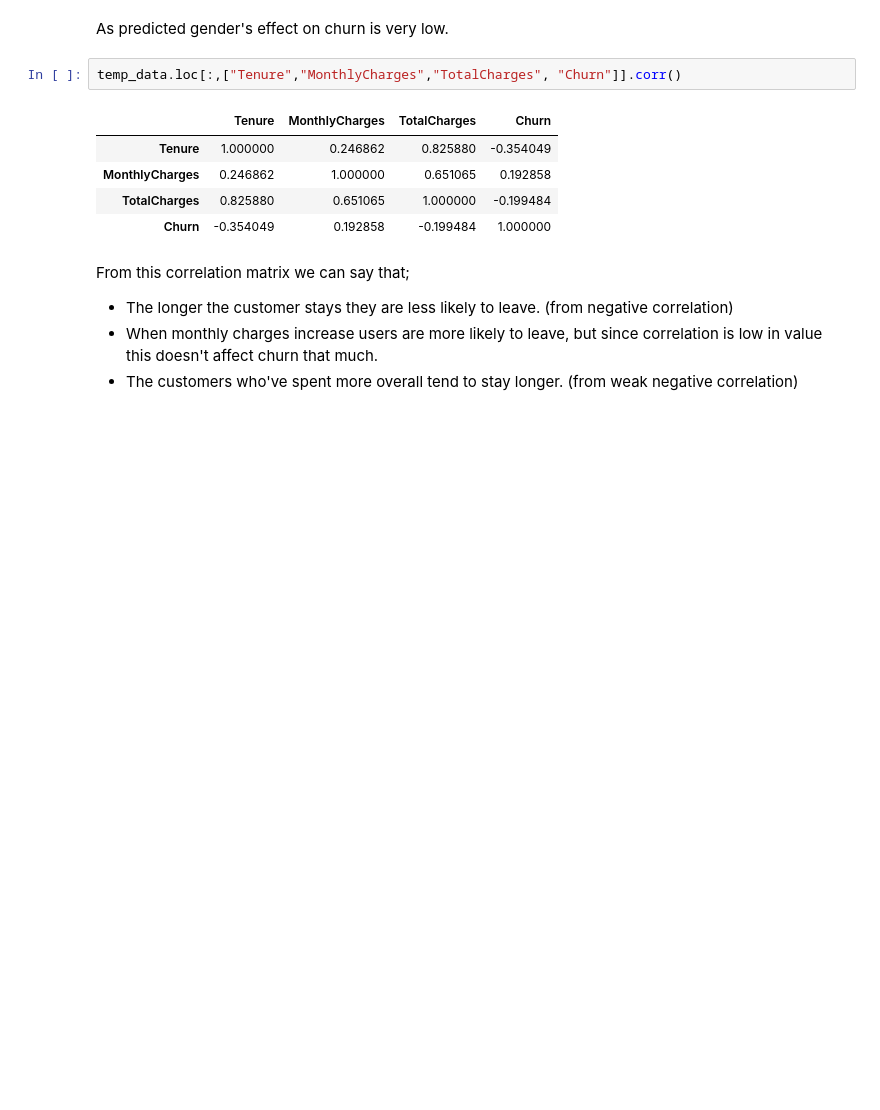
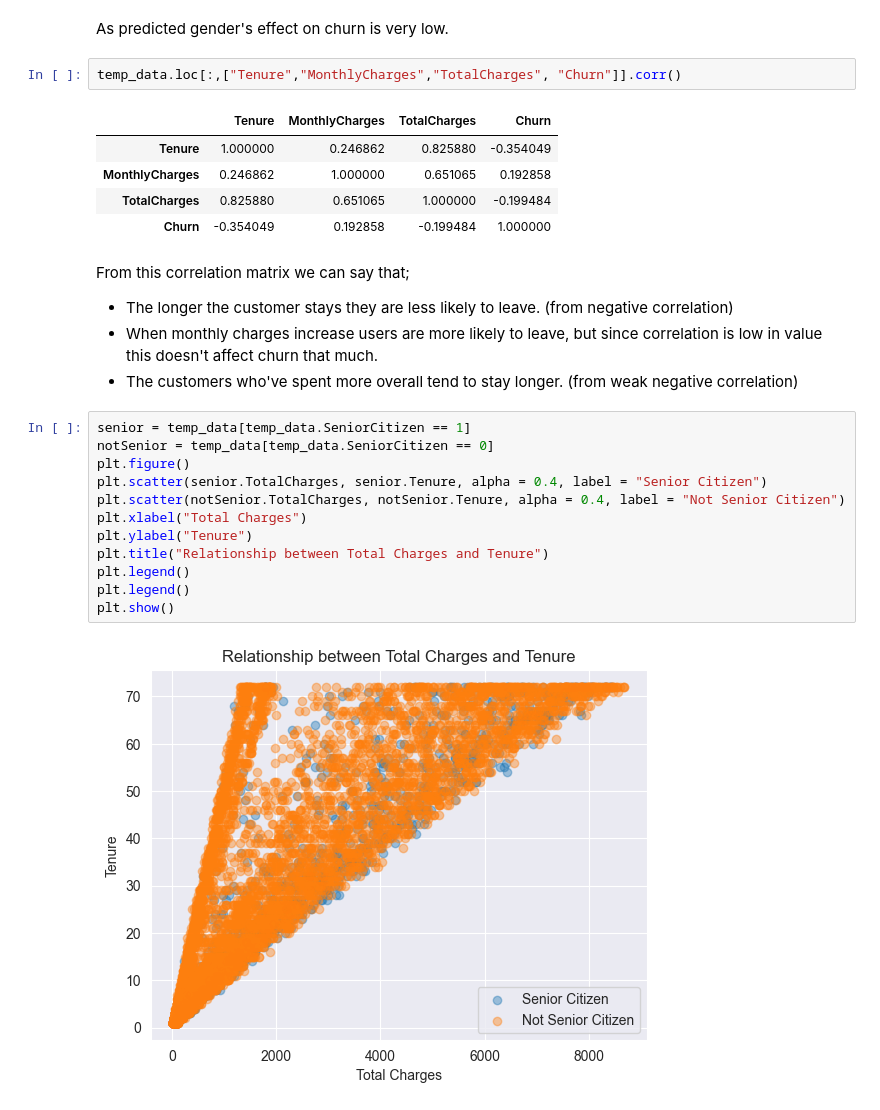
Before and after one commit to CerenSude/telco-customer-churn-analysis, a Jupyter notebook: EDA.ipynb, the cells around one changed output. Drawn from its saved outputs; the diff is of its cells as text; blank space fills up the shorter version.

```diff
--- a/EDA.ipynb
+++ b/EDA.ipynb
@@ -319,3 +319,17 @@ From this correlation matrix we can say that;
 - The longer the customer stays they are less likely to leave. (from negative correlation)
 - When monthly charges increase users are more likely to leave, but since correlation is low in value this doesn't affect churn that much.
 - The customers who've spent more overall tend to stay longer. (from weak negative correlation)
+# %%
+senior = temp_data[temp_data.SeniorCitizen == 1]
+notSenior = temp_data[temp_data.SeniorCitizen == 0]
+plt.figure()
+plt.scatter(senior.TotalCharges, senior.Tenure, alpha = 0.4, label = "Senior Citizen")
+plt.scatter(notSenior.TotalCharges, notSenior.Tenure, alpha = 0.4, label = "Not Senior Citizen")
+plt.xlabel("Total Charges")
+plt.ylabel("Tenure")
+plt.title("Relationship between Total Charges and Tenure")
+plt.legend()
+plt.legend()
+plt.show()
+# %% [output]
+[figure, added]
```
Also changed, not shown: parts of 7 cells of this notebook.
